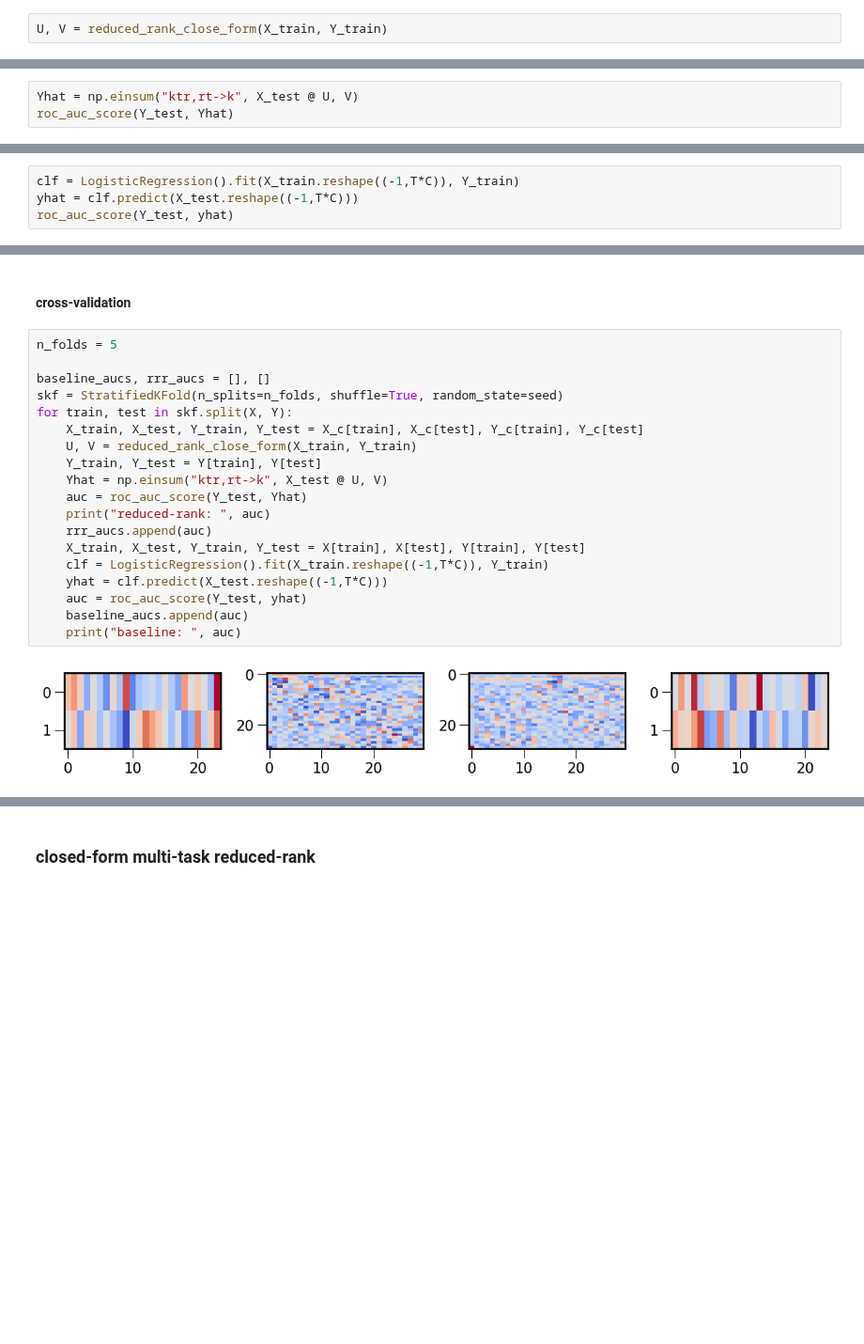
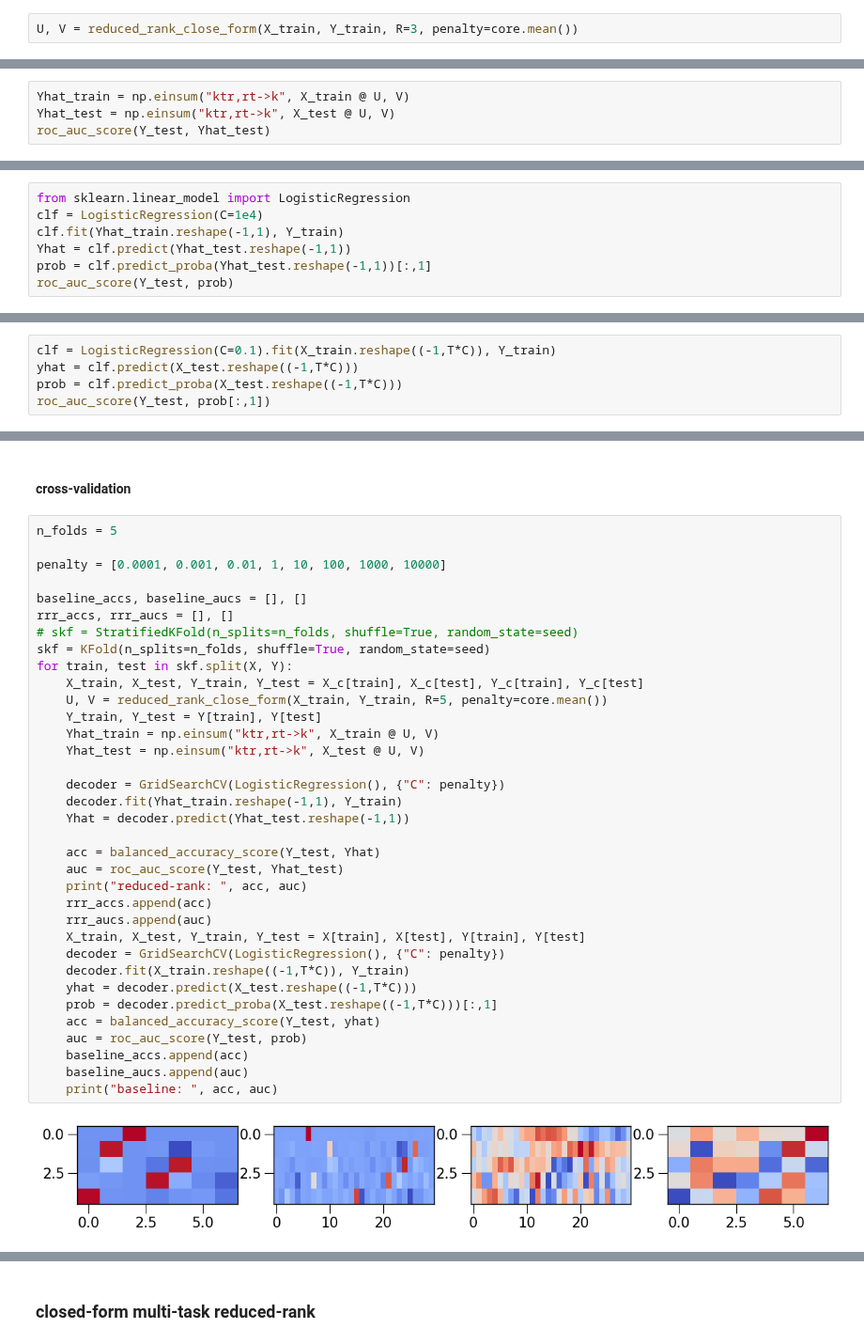
Before and after one commit to yzhang511/neural_decoding, a Jupyter notebook: notebooks/closed_form_reduced_rank.ipynb, the cells around one changed output, grey strips where cells are left out. Shown at 94% size. Cells and saved outputs as stored; diff of their text form; blank space fills up the shorter version.

Commit message:
corrected closed form rrr

```diff
--- a/notebooks/closed_form_reduced_rank.ipynb
+++ b/notebooks/closed_form_reduced_rank.ipynb
@@ -125,5 +187,5 @@ def reduced_rank_close_form(X_c, Y_c):
 # %%
 X_train, X_test, Y_train, Y_test = train_test_split(X_c, Y_c, test_size=0.2, random_state=seed)
 # %%
-U, V = reduced_rank_close_form(X_train, Y_train)
+U, V = reduced_rank_close_form(X_train, Y_train, R=3, penalty=core.mean())
 # %% [output]
@@ -132,6 +194,7 @@ U, V = reduced_rank_close_form(X_train, Y_train)
 # %%
 _, _, Y_train, Y_test = train_test_split(X, Y, test_size=0.2, random_state=seed)
 # %%
-Yhat = np.einsum("ktr,rt->k", X_test @ U, V)
-roc_auc_score(Y_test, Yhat)
+Yhat_train = np.einsum("ktr,rt->k", X_train @ U, V)
+Yhat_test = np.einsum("ktr,rt->k", X_test @ U, V)
+roc_auc_score(Y_test, Yhat_test)
 # %% [output]
@@ -138,0 +202,7 @@ roc_auc_score(Y_test, Yhat)
+# %%
+from sklearn.linear_model import LogisticRegression
+clf = LogisticRegression(C=1e4)
+clf.fit(Yhat_train.reshape(-1,1), Y_train)
+Yhat = clf.predict(Yhat_test.reshape(-1,1))
+prob = clf.predict_proba(Yhat_test.reshape(-1,1))[:,1]
+roc_auc_score(Y_test, prob)
@@ -139,7 +220,8 @@ roc_auc_score(Y_test, Yhat)
 # %%
 X_train, X_test, Y_train, Y_test = train_test_split(X, Y, test_size=0.2, random_state=seed)
 # %%
-clf = LogisticRegression().fit(X_train.reshape((-1,T*C)), Y_train)
+clf = LogisticRegression(C=0.1).fit(X_train.reshape((-1,T*C)), Y_train)
 yhat = clf.predict(X_test.reshape((-1,T*C)))
-roc_auc_score(Y_test, yhat)
+prob = clf.predict_proba(X_test.reshape((-1,T*C)))
+roc_auc_score(Y_test, prob[:,1])
 # %% [output]
@@ -149,21 +235,37 @@ roc_auc_score(Y_test, yhat)
 # %%
 n_folds = 5
 
-baseline_aucs, rrr_aucs = [], []
-skf = StratifiedKFold(n_splits=n_folds, shuffle=True, random_state=seed)
+penalty = [0.0001, 0.001, 0.01, 1, 10, 100, 1000, 10000]
+
+baseline_accs, baseline_aucs = [], []
+rrr_accs, rrr_aucs = [], []
+# skf = StratifiedKFold(n_splits=n_folds, shuffle=True, random_state=seed)
+skf = KFold(n_splits=n_folds, shuffle=True, random_state=seed)
 for train, test in skf.split(X, Y):
     X_train, X_test, Y_train, Y_test = X_c[train], X_c[test], Y_c[train], Y_c[test]
-    U, V = reduced_rank_close_form(X_train, Y_train)
+    U, V = reduced_rank_close_form(X_train, Y_train, R=5, penalty=core.mean())
     Y_train, Y_test = Y[train], Y[test]
-    Yhat = np.einsum("ktr,rt->k", X_test @ U, V)
-    auc = roc_auc_score(Y_test, Yhat)
-    print("reduced-rank: ", auc)
+    Yhat_train = np.einsum("ktr,rt->k", X_train @ U, V)
+    Yhat_test = np.einsum("ktr,rt->k", X_test @ U, V)
+
+    decoder = GridSearchCV(LogisticRegression(), {"C": penalty})
+    decoder.fit(Yhat_train.reshape(-1,1), Y_train)
+    Yhat = decoder.predict(Yhat_test.reshape(-1,1))
+
+    acc = balanced_accuracy_score(Y_test, Yhat)
+    auc = roc_auc_score(Y_test, Yhat_test)
+    print("reduced-rank: ", acc, auc)
+    rrr_accs.append(acc)
     rrr_aucs.append(auc)
     X_train, X_test, Y_train, Y_test = X[train], X[test], Y[train], Y[test]
-    clf = LogisticRegression().fit(X_train.reshape((-1,T*C)), Y_train)
-    yhat = clf.predict(X_test.reshape((-1,T*C)))
-    auc = roc_auc_score(Y_test, yhat)
+    decoder = GridSearchCV(LogisticRegression(), {"C": penalty})
+    decoder.fit(X_train.reshape((-1,T*C)), Y_train)
+    yhat = decoder.predict(X_test.reshape((-1,T*C)))
+    prob = decoder.predict_proba(X_test.reshape((-1,T*C)))[:,1]
+    acc = balanced_accuracy_score(Y_test, yhat)
+    auc = roc_auc_score(Y_test, prob)
+    baseline_accs.append(acc)
     baseline_aucs.append(auc)
-    print("baseline: ", auc)
+    print("baseline: ", acc, auc)
 # %% [output]
-[figure, old version]
+[figure, new version]
```
Also changed, not shown: parts of 25 cells of this notebook.
